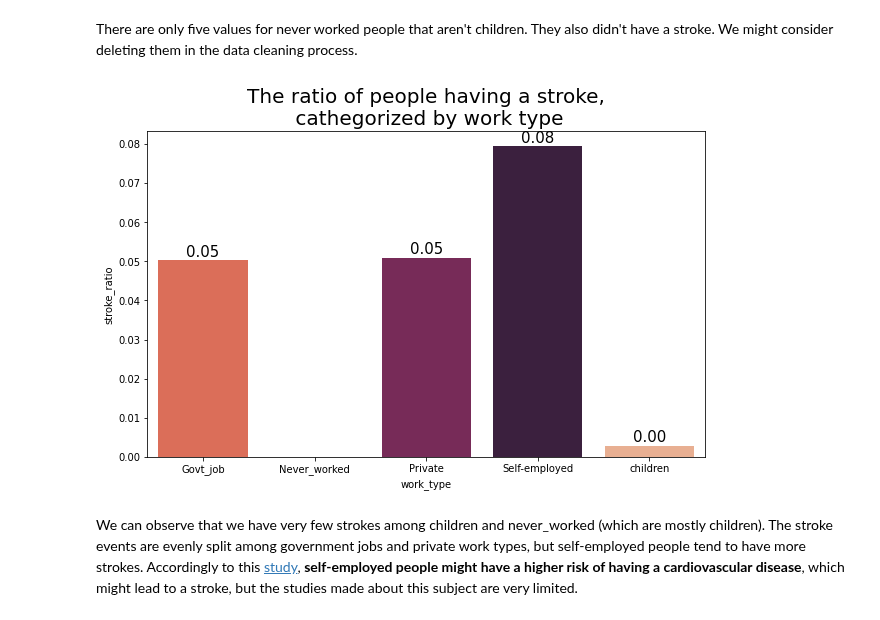
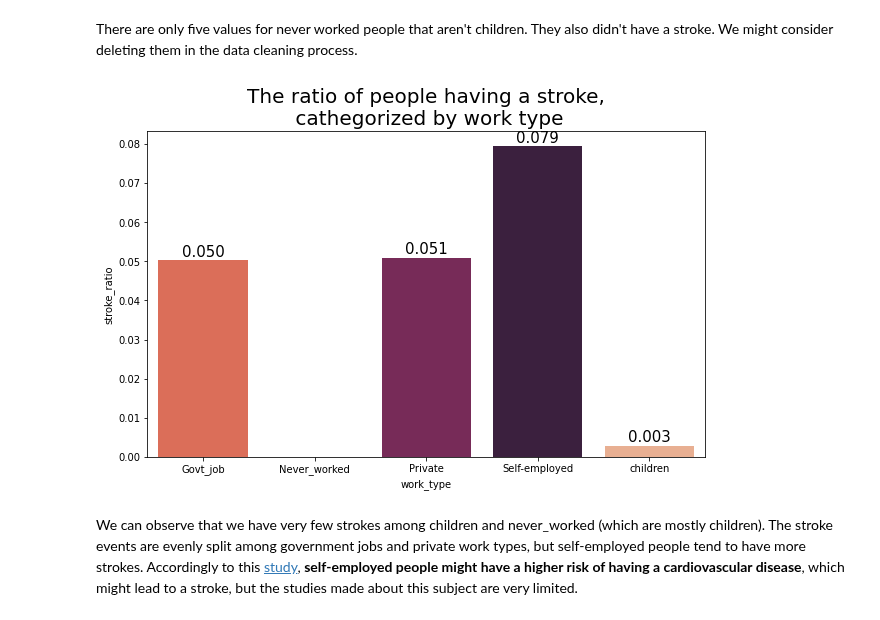
Before and after one commit to bori00/Stroke-Predictor, a Jupyter notebook: Stroke_Predictor.ipynb, the cells around one changed output. Saved outputs shown, nothing was run; the diff lists cells and outputs as text; code cells hidden in the pictures.

```diff
--- a/Stroke_Predictor.ipynb
+++ b/Stroke_Predictor.ipynb
@@ -324,9 +310,9 @@ stroke_df.loc[(stroke_df['work_type'] == 'Never_worked') & (stroke_df['age'] >=
 # %% [markdown]
 There are only five values for never worked people that aren't children. They also didn't have a stroke. We might consider deleting them in the data cleaning process.
 # %%
-plot_categorical_variable_stroke_ratio(stroke_df, "work_type", "The ratio of people having a stroke,\n cathegorized by work type")
+plot_categorical_variable_stroke_ratio(stroke_df, "work_type", "The ratio of people having a stroke,\n cathegorized by work type",3)
 # %% [output]
-[figure, old version]
+[figure, new version]
 # %% [markdown]
 We can observe that we have very few strokes among children and never_worked (which are mostly children). The stroke events are evenly split among government jobs and private work types, but self-employed people tend to have more strokes. Accordingly to this [study](https://www.ncbi.nlm.nih.gov/pmc/articles/PMC7287446/), **self-employed people might have a higher risk of having a cardiovascular disease**, which might lead to a stroke, but the studies made about this subject are very limited.
 # %% [markdown]
```
Also changed, not shown: parts of 14 cells of this notebook.
